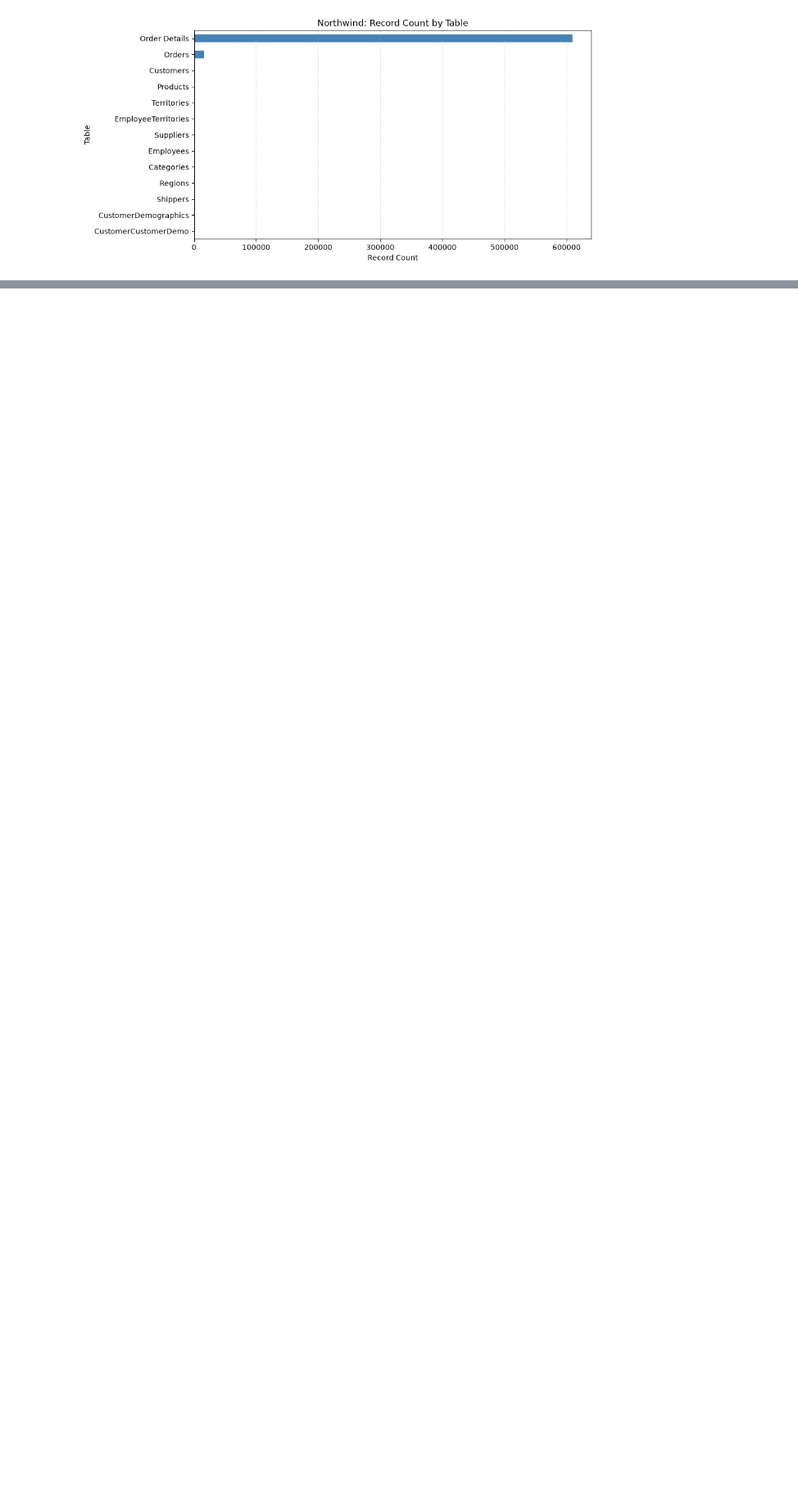
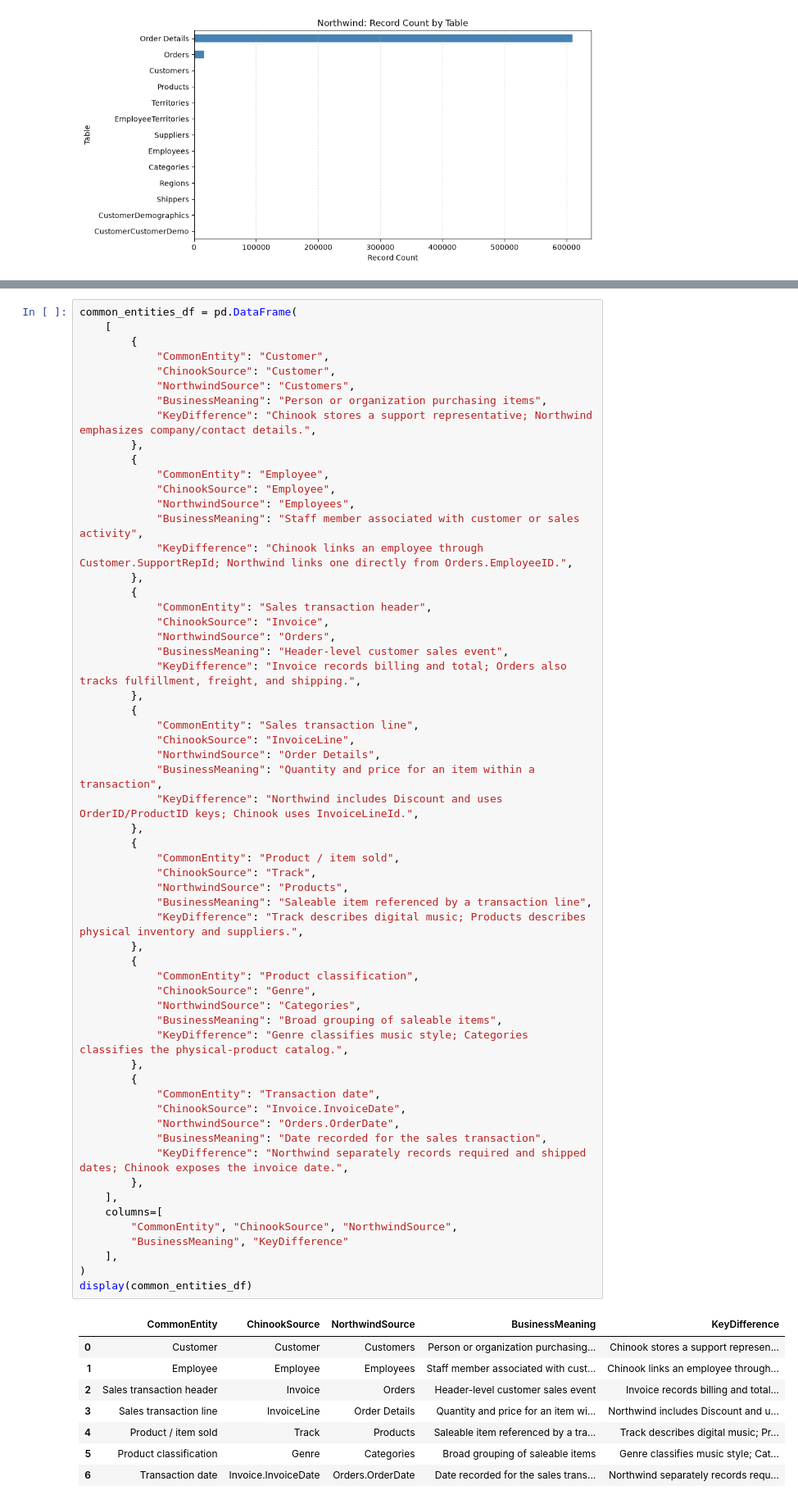
Before and after one commit to sorravit-te/Data-Warehouse-DSI310, a Jupyter notebook: notebooks/dsi310_northwind_chinook_eda_v1_0.ipynb, the cells around one changed output, grey strips where cells are left out. Shown at 82% size. Saved outputs shown, nothing was run; the diff lists cells and outputs as text; blank space fills up the shorter version.

```diff
--- a/notebooks/dsi310_northwind_chinook_eda_v1_0.ipynb
+++ b/notebooks/dsi310_northwind_chinook_eda_v1_0.ipynb
@@ -313,0 +419,68 @@ for source_name in ["Chinook", "Northwind"]:
+# %%
+common_entities_df = pd.DataFrame(
+    [
+        {
+            "CommonEntity": "Customer",
+            "ChinookSource": "Customer",
+            "NorthwindSource": "Customers",
+            "BusinessMeaning": "Person or organization purchasing items",
+            "KeyDifference": "Chinook stores a support representative; Northwind emphasizes company/contact details.",
+        },
+        {
+            "CommonEntity": "Employee",
+            "ChinookSource": "Employee",
+            "NorthwindSource": "Employees",
+            "BusinessMeaning": "Staff member associated with customer or sales activity",
+            "KeyDifference": "Chinook links an employee through Customer.SupportRepId; Northwind links one directly from Orders.EmployeeID.",
+        },
+        {
+            "CommonEntity": "Sales transaction header",
+            "ChinookSource": "Invoice",
+            "NorthwindSource": "Orders",
+            "BusinessMeaning": "Header-level customer sales event",
+            "KeyDifference": "Invoice records billing and total; Orders also tracks fulfillment, freight, and shipping.",
+        },
+        {
+            "CommonEntity": "Sales transaction line",
+            "ChinookSource": "InvoiceLine",
+            "NorthwindSource": "Order Details",
+            "BusinessMeaning": "Quantity and price for an item within a transaction",
+            "KeyDifference": "Northwind includes Discount and uses OrderID/ProductID keys; Chinook uses InvoiceLineId.",
+        },
+        {
+            "CommonEntity": "Product / item sold",
+            "ChinookSource": "Track",
+            "NorthwindSource": "Products",
+            "BusinessMeaning": "Saleable item referenced by a transaction line",
+            "KeyDifference": "Track describes digital music; Products describes physical inventory and suppliers.",
+        },
+        {
+            "CommonEntity": "Product classification",
+            "ChinookSource": "Genre",
+            "NorthwindSource": "Categories",
+            "BusinessMeaning": "Broad grouping of saleable items",
+            "KeyDifference": "Genre classifies music style; Categories classifies the physical-product catalog.",
+        },
+        {
+            "CommonEntity": "Transaction date",
+            "ChinookSource": "Invoice.InvoiceDate",
+            "NorthwindSource": "Orders.OrderDate",
+            "BusinessMeaning": "Date recorded for the sales transaction",
+            "KeyDifference": "Northwind separately records required and shipped dates; Chinook exposes the invoice date.",
+        },
+    ],
+    columns=[
+        "CommonEntity", "ChinookSource", "NorthwindSource",
+        "BusinessMeaning", "KeyDifference"
+    ],
+)
+display(common_entities_df)
+# %% [output]
+|  | CommonEntity | ChinookSource | NorthwindSource | BusinessMeaning | KeyDifference |
+| 0 | Customer | Customer | Customers | Person or organization purchasing... | Chinook stores a support represen... |
+| 1 | Employee | Employee | Employees | Staff member associated with cust... | Chinook links an employee through... |
+| 2 | Sales transaction header | Invoice | Orders | Header-level customer sales event | Invoice records billing and total... |
+| 3 | Sales transaction line | InvoiceLine | Order Details | Quantity and price for an item wi... | Northwind includes Discount and u... |
+| 4 | Product / item sold | Track | Products | Saleable item referenced by a tra... | Track describes digital music; Pr... |
+| 5 | Product classification | Genre | Categories | Broad grouping of saleable items | Genre classifies music style; Cat... |
+| 6 | Transaction date | Invoice.InvoiceDate | Orders.OrderDate | Date recorded for the sales trans... | Northwind separately records requ... |
```
Also changed, not shown: parts of 13 cells of this notebook.
